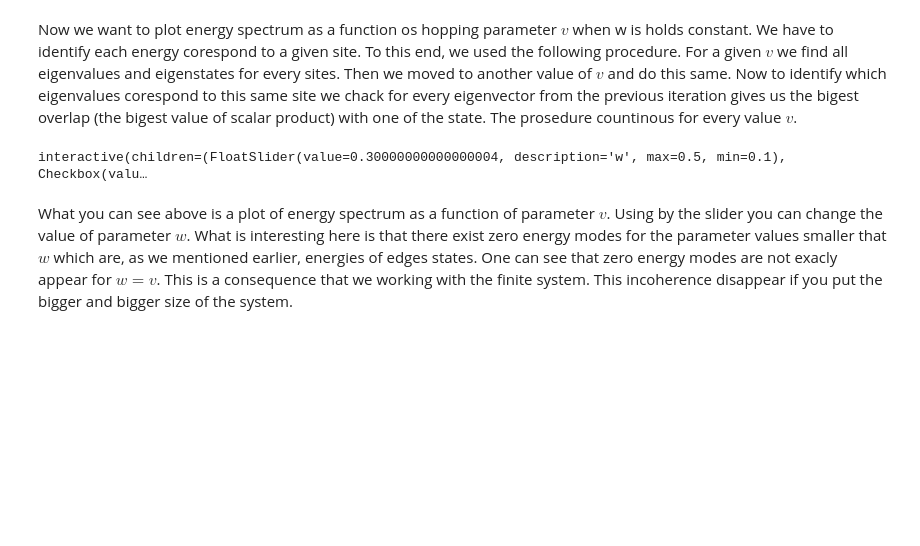
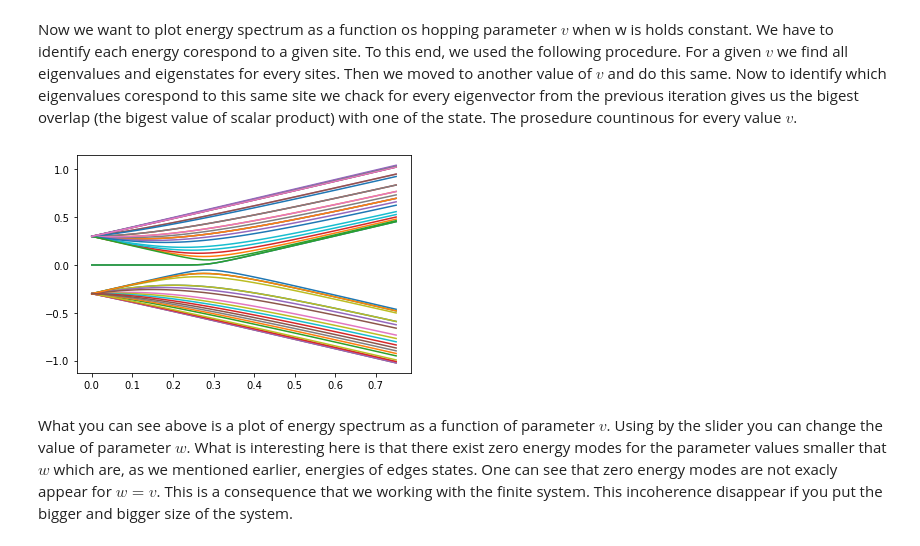
Before and after one commit to korsakjakub/kwant-tutorials-zps, a Jupyter notebook: posts/2022-11-30-SSH-Eigenvalues.ipynb, the cells around one changed output. Saved outputs shown, nothing was run; the diff lists cells and outputs as text; code cells hidden in the pictures; blank space fills up the shorter version.

```diff
--- a/posts/2022-11-30-SSH-Eigenvalues.ipynb
+++ b/posts/2022-11-30-SSH-Eigenvalues.ipynb
@@ -136,35 +134,36 @@ def plot_probability(k_tab: list ,eig_number: int,w,  show_unsorted=False) -> No
         hamiltonian = syst.hamiltonian_submatrix(sparse=False)
 
         e_val, e_vec = scipy.sparse.linalg.eigsh(
             hamiltonian, k=eig_number, sigma=0.01, which="LM", return_eigenvectors=True
         )
 
         e_val_matrix[i] = e_val
         for j in range(eig_number):
             e_vec_matrix[i, j] = e_vec[:, j]
             e_vec_matrix[i, j] = e_vec_matrix[i, j] / np.sqrt(
                 np.dot(e_vec_matrix[i, j], e_vec_matrix[i, j])
             )
 
     for j in range(eig_number):
         strip = [e_val_matrix[0, j]]
         vectors = [e_vec_matrix[0, j]]
 
         for i in range(0, len(k_tab) - 1):
             index = find_continuator(vectors[i], e_vec_matrix[i + 1])
             vectors.append(e_vec_matrix[i + 1, index])
             strip.append(e_val_matrix[i + 1, index])
 
         plt.plot(k_tab, strip, label=j)
         if show_unsorted:
             plt.scatter(k_tab, e_val_matrix[:, j], marker=".")
 
 k = np.linspace(0, 0.75, 50)  # Range of k we want to plot
 energies_number = 47  # Number of energy bands to show
 
-interact(plot_probability, k_tab = fixed(k), w=(0.1,0.5,0.1), eig_number=fixed(energies_number));
+#interact(plot_probability, k_tab = fixed(k), w=(0.1,0.5,0.1), eig_number=fixed(energies_number));
+plot_probability(k, w=0.3, eig_number=energies_number)
 # %% [output]
-interactive(children=(FloatSlider(value=0.30000000000000004, description='w', max=0.5, min=0.1), Checkbox(valu…
+[figure, added]
 # %% [markdown]
 What you can see above is a plot of energy spectrum as a function of parameter $v$. Using by the slider you can change the value of parameter $w$. What is interesting here is that there exist zero energy modes for the parameter values smaller that $w$ which are, as we mentioned earlier, energies of edges states. One can see that zero energy modes are not exacly appear for $w=v$. This is a consequence that we working with the finite system. This incoherence disappear if you put the bigger and bigger size of the system.
 # %% [markdown]
```
Also changed, not shown: parts of 7 cells of this notebook.
